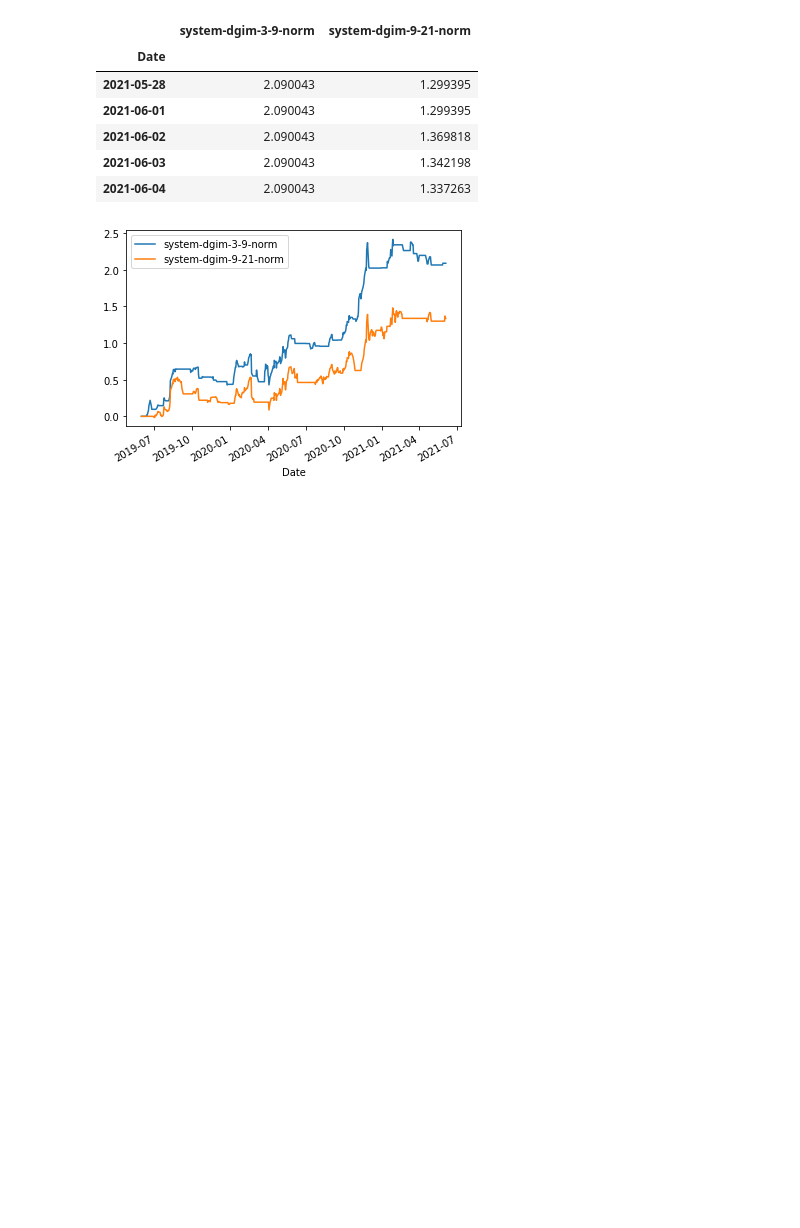
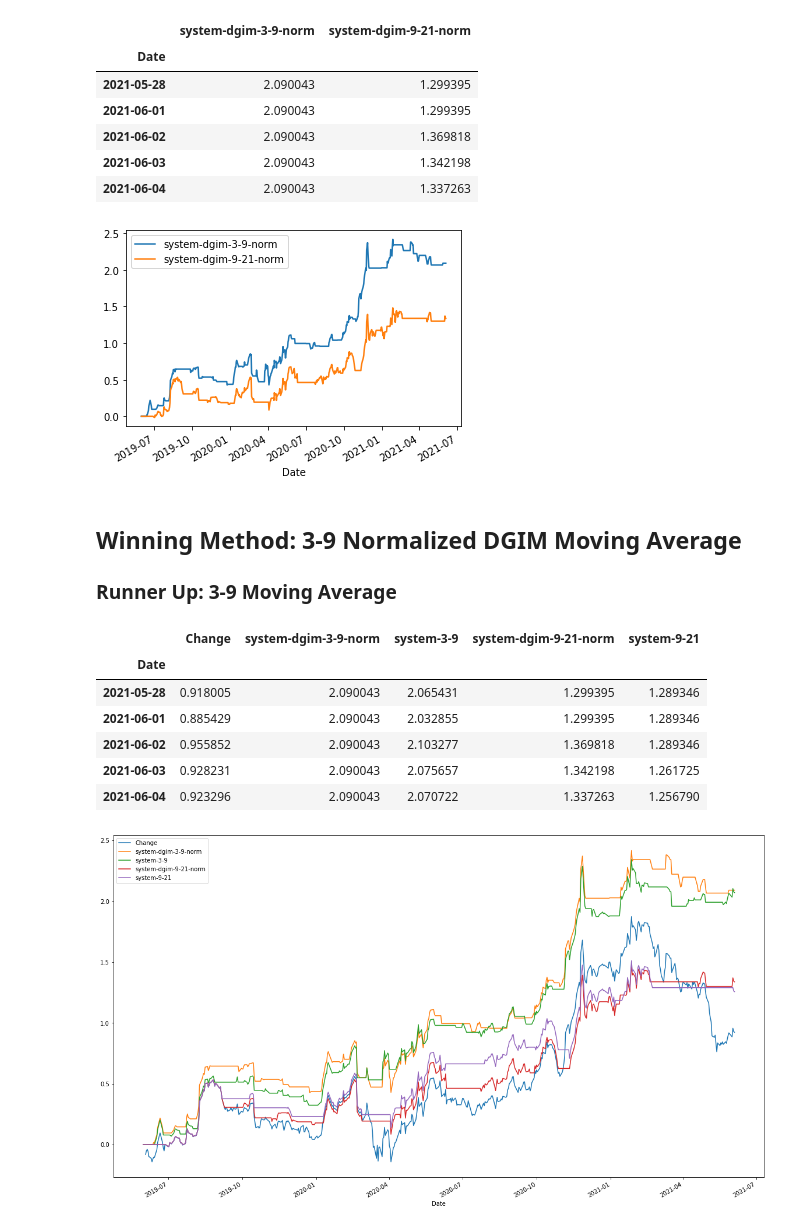
Before and after one commit to bhiln/stock-market-trends, a Jupyter notebook: DGIM/APPN-DGIM.ipynb, the cells around one changed output. Cells and saved outputs as stored; diff of their text form; code cells hidden in the pictures; blank space fills up the shorter version.

Commit message:
Add: winner/runner up method

```diff
--- a/DGIM/APPN-DGIM.ipynb
+++ b/DGIM/APPN-DGIM.ipynb
@@ -472,3 +472,18 @@ appn[['system-dgim-3-9-norm','system-dgim-9-21-norm']].cumsum().tail()
 | 2021-06-03 | 2.090043 | 1.342198 |
 | 2021-06-04 | 2.090043 | 1.337263 |
 [figure]
+# %% [markdown]
+## Winning Method: 3-9 Normalized DGIM Moving Average
+### Runner Up: 3-9 Moving Average
+# %%
+appn[['Change','system-dgim-3-9-norm','system-3-9','system-dgim-9-21-norm','system-9-21']].cumsum().plot(figsize=(20,12))
+appn[['Change','system-dgim-3-9-norm','system-3-9','system-dgim-9-21-norm','system-9-21']].cumsum().tail()
+# %% [output]
+|  | Change | system-dgim-3-9-norm | system-3-9 | system-dgim-9-21-norm | system-9-21 |
+| Date |  |  |  |  |  |
+| 2021-05-28 | 0.918005 | 2.090043 | 2.065431 | 1.299395 | 1.289346 |
+| 2021-06-01 | 0.885429 | 2.090043 | 2.032855 | 1.299395 | 1.289346 |
+| 2021-06-02 | 0.955852 | 2.090043 | 2.103277 | 1.369818 | 1.289346 |
+| 2021-06-03 | 0.928231 | 2.090043 | 2.075657 | 1.342198 | 1.261725 |
+| 2021-06-04 | 0.923296 | 2.090043 | 2.070722 | 1.337263 | 1.256790 |
+[figure, added]
```
Also changed, not shown: 2 other files.
